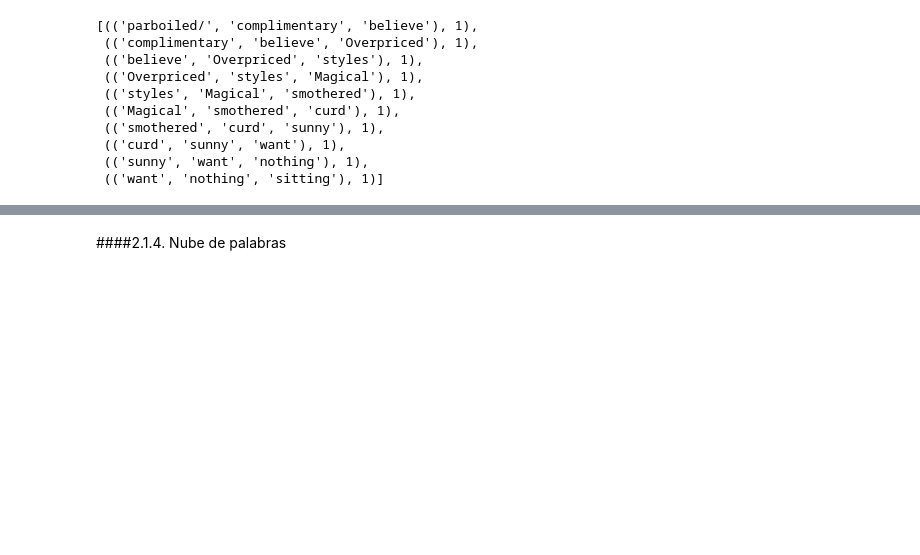
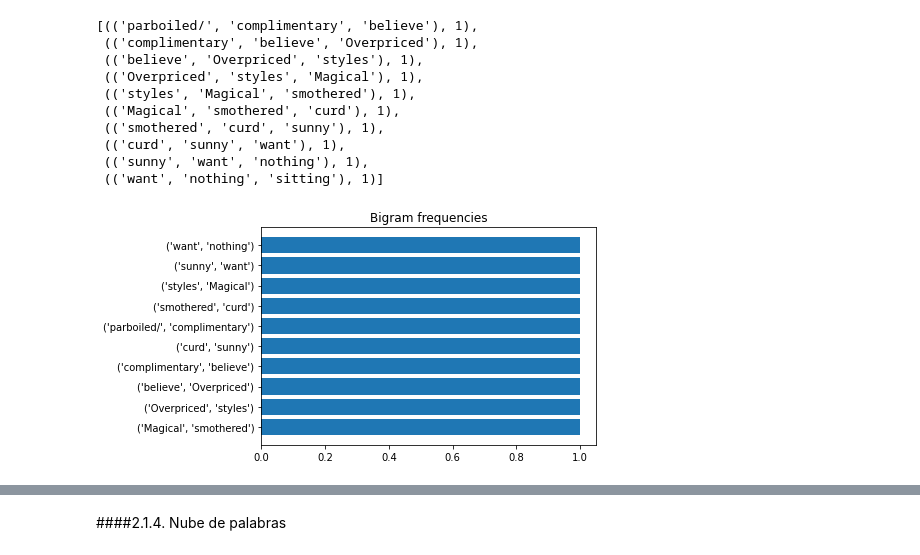
Before and after one commit to L120Git/NLP_Google_Restaurants, a Jupyter notebook: 1_NLP_carga_y_analisis.ipynb, the cells around one changed output, grey strips where cells are left out. Saved outputs shown, nothing was run; the diff lists cells and outputs as text; code cells hidden in the pictures; blank space fills up the shorter version.

```diff
--- a/1_NLP_carga_y_analisis.ipynb
+++ b/1_NLP_carga_y_analisis.ipynb
@@ -763,3 +787,20 @@ trigrams_freq_ts.most_common(10)
  (('curd', 'sunny', 'want'), 1),
  (('sunny', 'want', 'nothing'), 1),
  (('want', 'nothing', 'sitting'), 1)]
+# %%
+bg_freq_most_common = bigrams_freq_ts.most_common(10)
+bgs_ = [str(bg[0]) for bg in bg_freq_most_common]
+bgs_f_ = [bg[1] for bg in bg_freq_most_common]
+
+tg_freq_most_common = trigrams_freq_ts.most_common(10)
+tgs_ = [str(tg[0]) for tg in tg_freq_most_common]
+tgs_f_ = [tg[1] for tg in tg_freq_most_common]
+# %%
+bgs_f_, bgs_ = zip(*sorted(zip(bgs_f_, bgs_)))
+tgs_f_, tgs_ = zip(*sorted(zip(tgs_f_, tgs_)))
+# %%
+plt.barh(bgs_, bgs_f_)
+plt.title('Bigram frequencies')
+plt.show()
+# %% [output]
+[figure, added]
```
Also changed, not shown: parts of 7 cells of this notebook, 1 other file.
